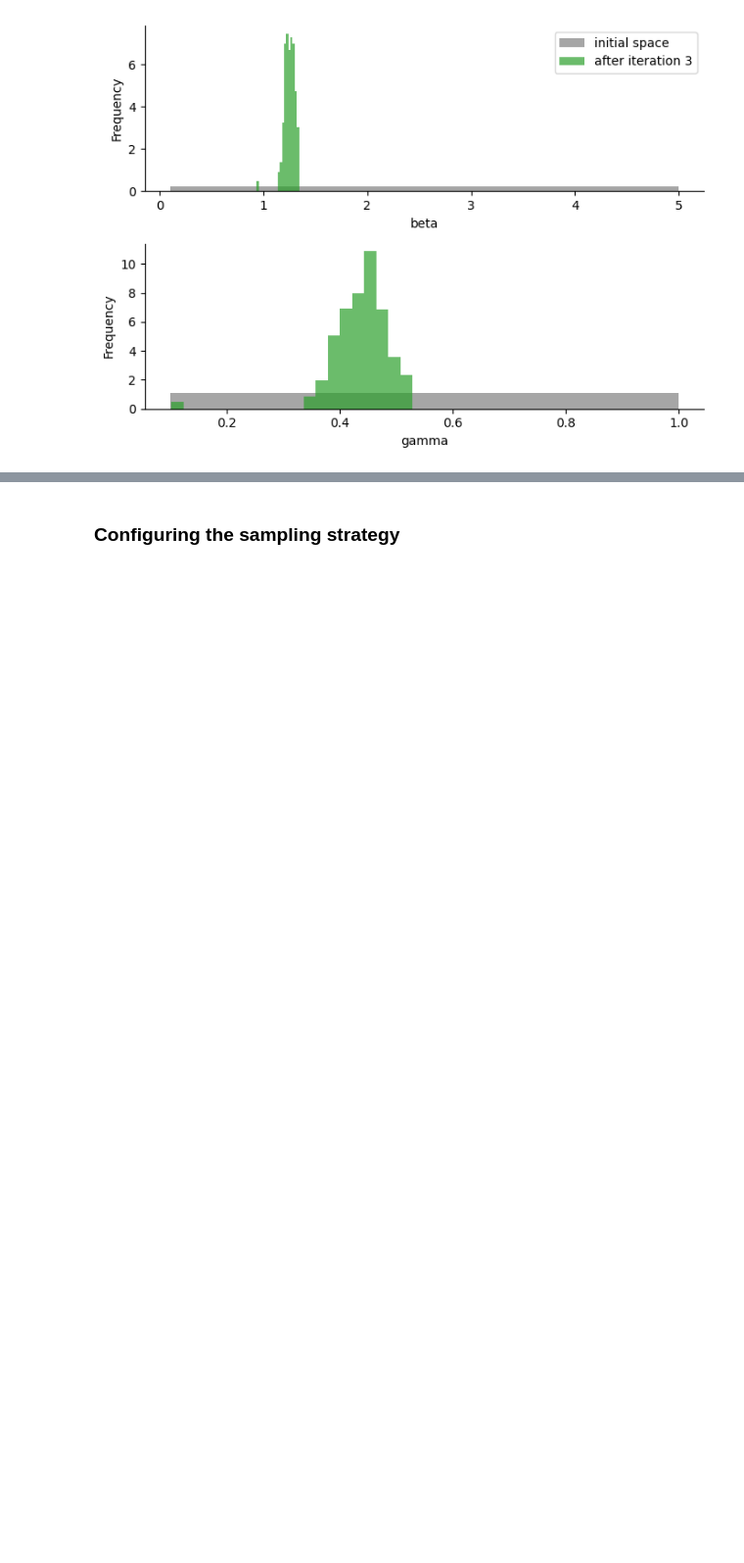
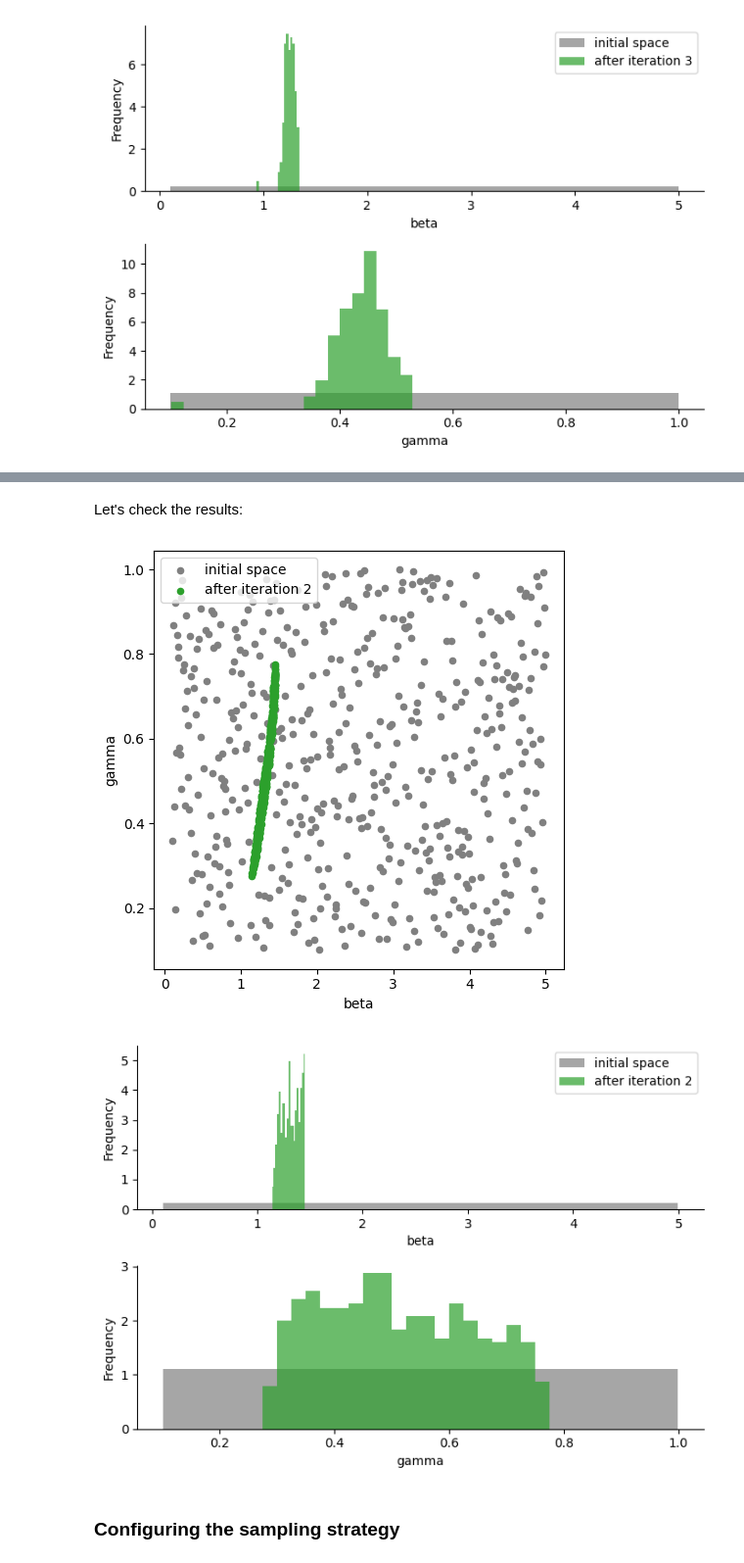
Before and after one commit to InstituteforDiseaseModeling/historymatching, a Jupyter notebook: examples/02_history_matching_advanced_config_sir.ipynb, the cells around one changed output, grey strips where cells are left out. Shown at 98% size. Drawn from its saved outputs; the diff is of its cells as text; code cells hidden in the pictures; blank space fills up the shorter version.

```diff
--- a/examples/02_history_matching_advanced_config_sir.ipynb
+++ b/examples/02_history_matching_advanced_config_sir.ipynb
@@ -718,0 +721,7 @@ plot_parameter_space( samples_no_model_0, samples_no_model_3, 'initial space', '
+# %%
+config_with_feature = hm.Config( parameter_space = parameter_space.reset_index(),
+                                 observations = observations,
+                                 model = sir_model_wrapper,
+                                 feature = 'incidence_11'
+                              )
+trace_feature_1 = hm.do_step( config_with_feature )
@@ -718,0 +739,7 @@ plot_parameter_space( samples_no_model_0, samples_no_model_3, 'initial space', '
+# %%
+config_with_feature_2 = hm.Config( parameter_space = parameter_space.reset_index(),
+                                   observations = observations,
+                                   model = sir_model_wrapper,
+                                   feature = 'incidence_8'
+                              )
+trace_feature_2 = hm.do_step( config_with_feature_2, trace_feature_1 )
@@ -719,3 +757,12 @@ plot_parameter_space( samples_no_model_0, samples_no_model_3, 'initial space', '
+# %% [markdown]
+Let's check the results:
+# %%
+samples_feature_0 = trace_feature_2[ 0]['test_points']
+samples_feature_2 = trace_feature_2[-1]['new_samples']
+plot_parameter_space( samples_feature_0, samples_feature_2, 'initial space', 'after iteration 2' )
+# %% [output]
+[figure, added]
+[figure, added]
 # %% [markdown]
 ### Configuring the sampling strategy
 # %% [markdown]
```
Also changed, not shown: parts of 4 cells of this notebook, 3 other files.
